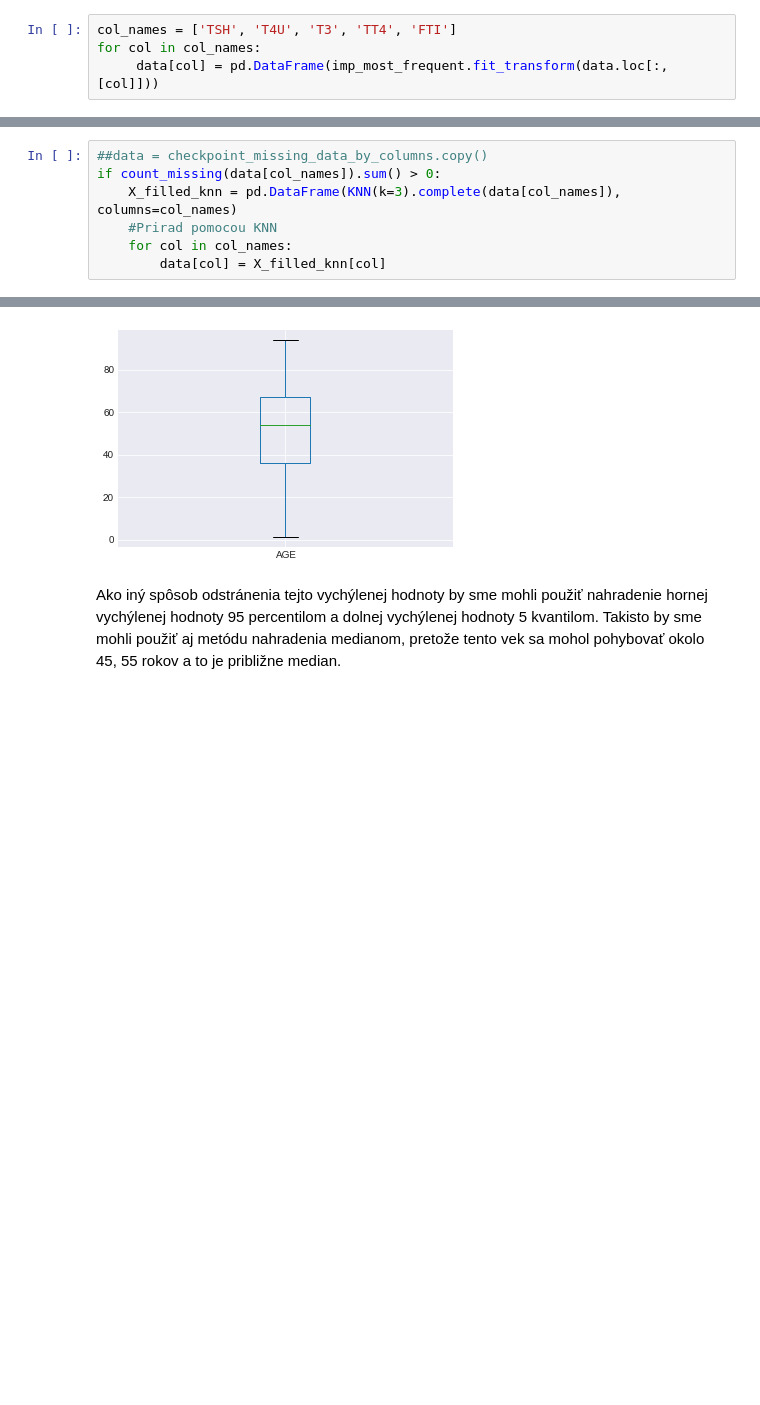
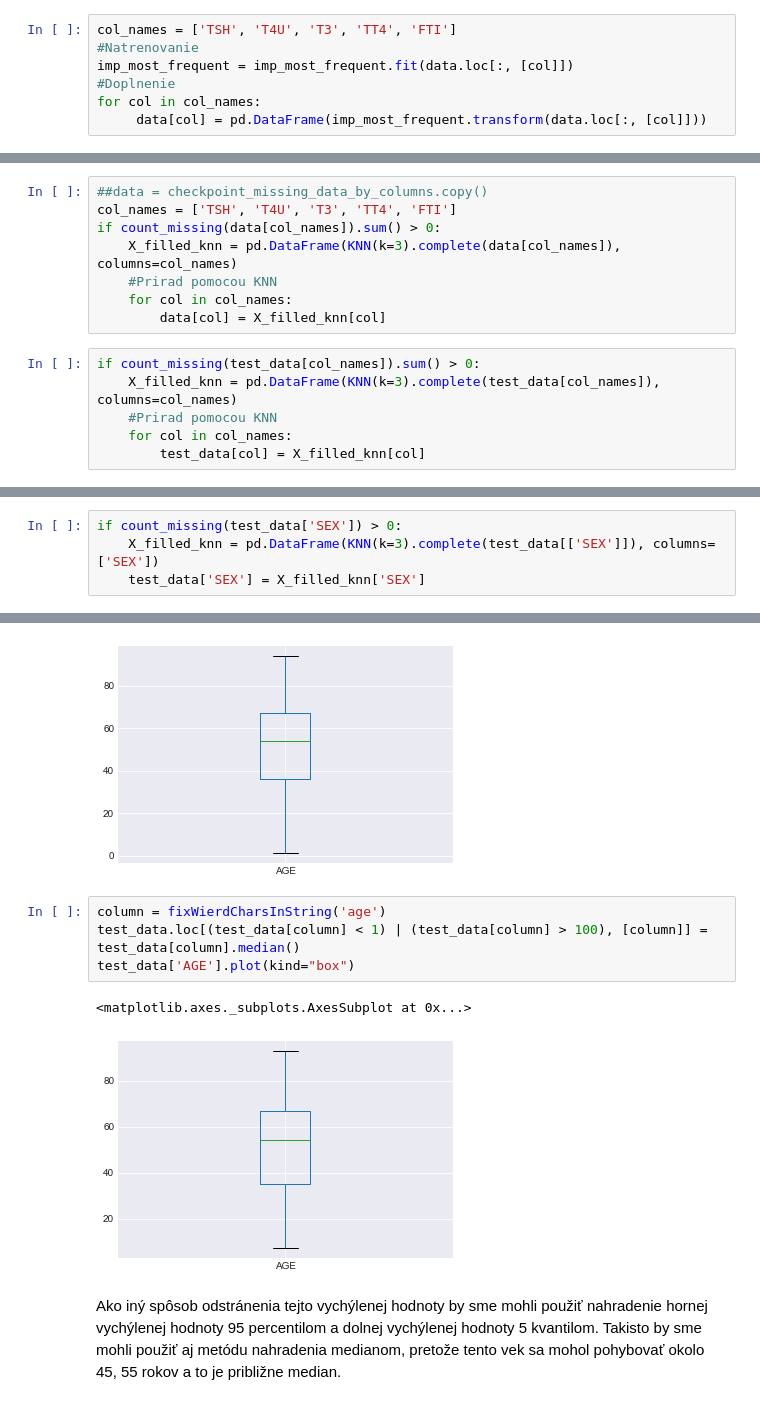
Before and after one commit to PeterJurkacek/IAU_2018_Jurkacek_Vyskoc, a Jupyter notebook: Jurkacek_Vyskoc_predspracovanie.ipynb, the cells around one changed output, grey strips where cells are left out. Cells and saved outputs as stored; diff of their text form; blank space fills up the shorter version.

```diff
--- a/Jurkacek_Vyskoc_predspracovanie.ipynb
+++ b/Jurkacek_Vyskoc_predspracovanie.ipynb
@@ -730,5 +728,8 @@ count_missing(data[column])
 V týchto atribúte budeme dopĺňať chýbajúce hodnoty pomocou stratégie modus (most_frequent) a lineárnej regresie. Tieto dve stratégie potom porovnáme.
 # %%
 col_names = ['TSH', 'T4U', 'T3', 'TT4', 'FTI']
+#Natrenovanie
+imp_most_frequent = imp_most_frequent.fit(data.loc[:, [col]])
+#Doplnenie
 for col in col_names:
-     data[col] = pd.DataFrame(imp_most_frequent.fit_transform(data.loc[:, [col]]))
+     data[col] = pd.DataFrame(imp_most_frequent.transform(data.loc[:, [col]]))
@@ -756,8 +759,15 @@ dtype: int64
 ### Metóda k najbližších susedov
 # %%
 ##data = checkpoint_missing_data_by_columns.copy()
+col_names = ['TSH', 'T4U', 'T3', 'TT4', 'FTI']
 if count_missing(data[col_names]).sum() > 0:
     X_filled_knn = pd.DataFrame(KNN(k=3).complete(data[col_names]), columns=col_names)
     #Prirad pomocou KNN
     for col in col_names:
         data[col] = X_filled_knn[col]
+# %%
+if count_missing(test_data[col_names]).sum() > 0:
+    X_filled_knn = pd.DataFrame(KNN(k=3).complete(test_data[col_names]), columns=col_names)
+    #Prirad pomocou KNN
+    for col in col_names:
+        test_data[col] = X_filled_knn[col]
@@ -797 +809,5 @@ Imputing row 2701/2800 with 0 missing, elapsed time: 0.898
 [KNN] Warning: 61/2800 still missing after imputation, replacing with 0
+# %%
+if count_missing(test_data['SEX']) > 0:
+    X_filled_knn = pd.DataFrame(KNN(k=3).complete(test_data[['SEX']]), columns=['SEX'])
+    test_data['SEX'] = X_filled_knn['SEX']
@@ -899,6 +887,13 @@ data['AGE'].plot(kind="box")
 # %% [output]
 <matplotlib.axes._subplots.AxesSubplot at 0x...>
 [figure]
+# %%
+column = fixWierdCharsInString('age')
+test_data.loc[(test_data[column] < 1) | (test_data[column] > 100), [column]] = test_data[column].median()
+test_data['AGE'].plot(kind="box")
+# %% [output]
+<matplotlib.axes._subplots.AxesSubplot at 0x...>
+[figure, added]
 # %% [markdown]
 Ako iný spôsob odstránenia tejto vychýlenej hodnoty by sme mohli použiť nahradenie hornej vychýlenej hodnoty 95 percentilom a dolnej vychýlenej hodnoty 5 kvantilom. Takisto by sme mohli použiť aj metódu nahradenia medianom, pretože tento vek sa mohol pohybovať okolo 45, 55 rokov a to je približne median.
 # %%
```
Also changed, not shown: parts of 83 cells of this notebook, 2 other files.
